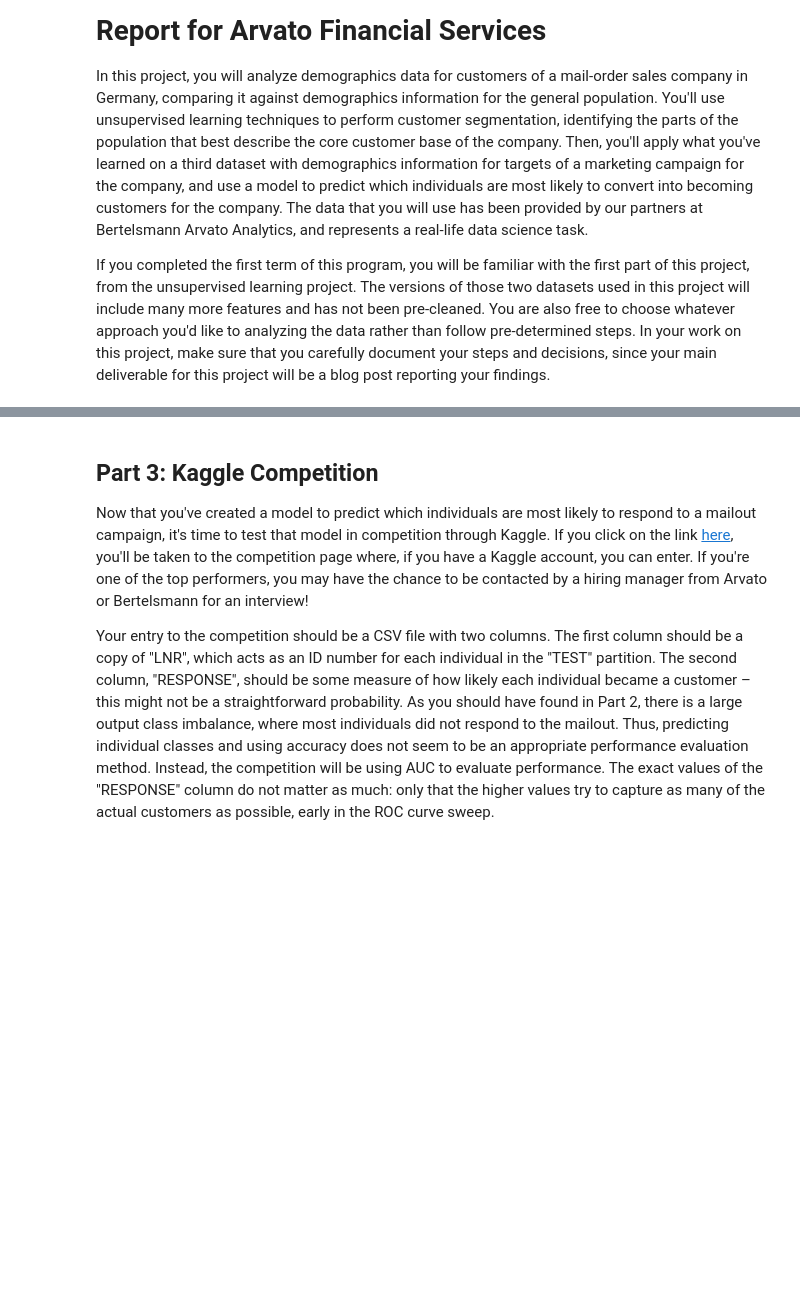
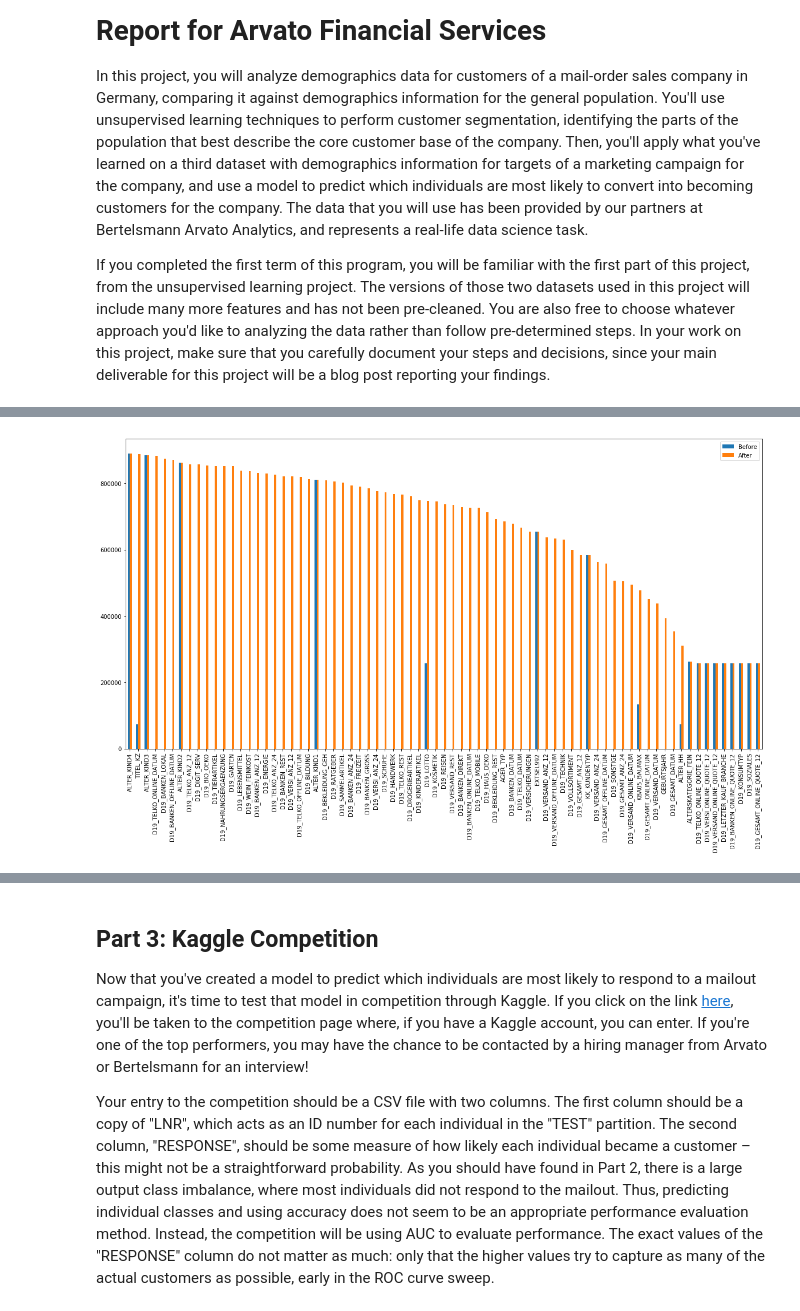
Before and after one commit to michanN/capstone-arvato, a Jupyter notebook: Arvato Project Workbook.ipynb, the cells around one changed output, grey strips where cells are left out. Drawn from its saved outputs; the diff is of its cells as text; code cells hidden in the pictures; blank space fills up the shorter version.

```diff
--- a/Arvato Project Workbook.ipynb
+++ b/Arvato Project Workbook.ipynb
@@ -53,0 +229,4 @@ mailout_train = pd.read_csv('../../data/Term2/capstone/arvato_data/Udacity_MAILO
+# %%
+plot_difference_missing(df=df_missing_values, columns=['Before', 'After'], sort='Percentage_Missing', threshold=75)
+# %% [output]
+[figure, added]
```
Also changed, not shown: parts of 164 cells of this notebook, 7 other files.
